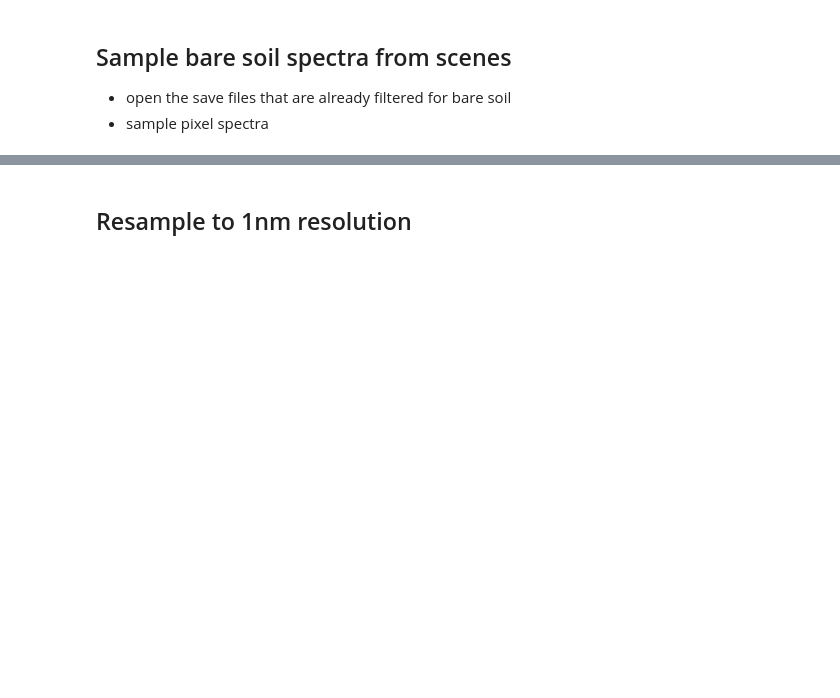
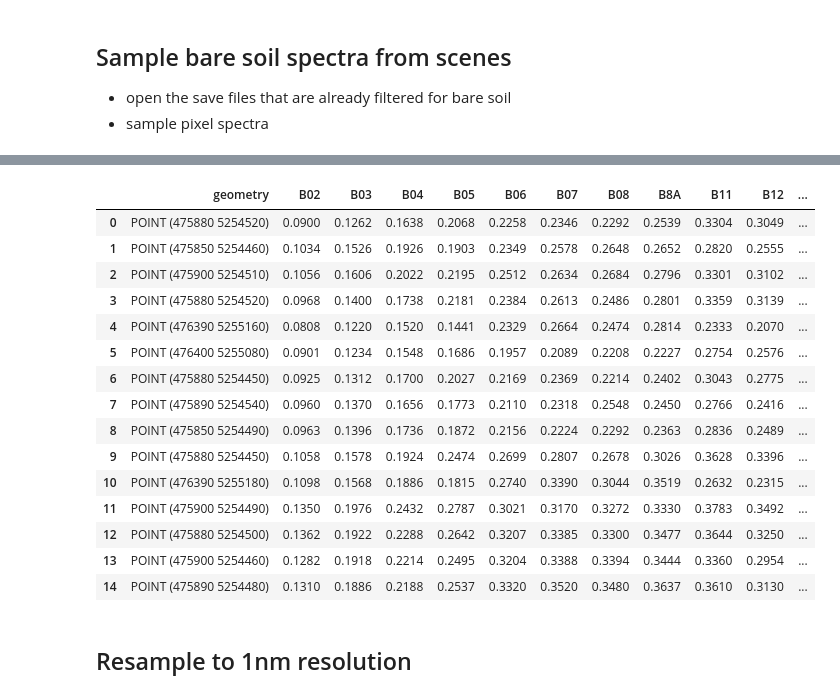
Before and after one commit to EOA-team/RTMinv_ML, a Jupyter notebook: notebooks/bare_soil.ipynb, the cells around one changed output, grey strips where cells are left out. Drawn from its saved outputs; the diff is of its cells as text; code cells hidden in the pictures; blank space fills up the shorter version.

Commit message:
sampling bare soils from eodal

```diff
--- a/notebooks/bare_soil.ipynb
+++ b/notebooks/bare_soil.ipynb
@@ -355,8 +385,8 @@ def extract_s2_data(
     return mapper
 # %%
 res_baresoil = extract_s2_data(
-  aoi=aoi,
-  time_start=datetime(2017,4,1),
+  aoi=aoi_with_buffer,
+  time_start=datetime(2017,3,1),
   time_end=datetime(2017,5,31)
 )
 # %% [output]
@@ -399,2 +436,60 @@ pixs
+# %%
+fpath = base_dir.joinpath(f'results/eodal_baresoil_s2_data_test.pkl')
+scoll = SceneCollection.from_pickle(stream=base_dir.joinpath(fpath))
+
+metadata_path = fpath.with_name(fpath.name.replace('data', 'metadata'))
+metadata = pd.read_pickle(metadata_path)
+# %%
+# Sample from top 5 days where there are most bare soil pixels
+
+samples = []
+
+for i, row in metadata.sort_values(by='n_bare', ascending=False).head(5).iterrows():
+  date = row['sensing_date']
+  sensor = row['spacecraft_name']
+
+  # Get scene for that date
+  scoll_idx = [i for i, _ in scoll if i.date()==date][0]
+  scene = scoll.__getitem__(scoll_idx) # get scene collection
+
+  # Get pixels in scene
+  pixs = scene.to_dataframe()
+
+  # Add some useful metadata: sensing date, sensor
+  pixs['sensing_date'] = [date]*len(pixs)
+  pixs['sensor'] = [sensor]*len(pixs)
+
+  # Get the pixels with min, max and median SWI (soil moisture index)
+  pixs['SWI'] = (pixs.B08 - pixs.B11)*(pixs.B08 / pixs.B11)
+  min_swi_row = pixs.loc[pixs['SWI'].idxmin()]
+  max_swi_row = pixs.loc[pixs['SWI'].idxmax()]
+  # Calculate median SWI and find the closest row
+  median_swi = pixs['SWI'].median()
+  closest_to_median_row = pixs.iloc[(pixs['SWI'] - median_swi).abs().argsort()[:1]].iloc[0]
+
+  # Append the sampled rows to the list
+  samples.extend([min_swi_row, max_swi_row, closest_to_median_row])
+
+# Convert GeoDataFrames to DataFrames before creating the final DataFrame
+df_sampled = pd.DataFrame([gdf.to_dict() for gdf in samples])
+# %%
+df_sampled
+# %% [output]
+|  | geometry | B02 | B03 | B04 | B05 | B06 | B07 | B08 | B8A | B11 | B12 | ... |
+| 0 | POINT (475880 5254520) | 0.0900 | 0.1262 | 0.1638 | 0.2068 | 0.2258 | 0.2346 | 0.2292 | 0.2539 | 0.3304 | 0.3049 | ... |
+| 1 | POINT (475850 5254460) | 0.1034 | 0.1526 | 0.1926 | 0.1903 | 0.2349 | 0.2578 | 0.2648 | 0.2652 | 0.2820 | 0.2555 | ... |
+| 2 | POINT (475900 5254510) | 0.1056 | 0.1606 | 0.2022 | 0.2195 | 0.2512 | 0.2634 | 0.2684 | 0.2796 | 0.3301 | 0.3102 | ... |
+| 3 | POINT (475880 5254520) | 0.0968 | 0.1400 | 0.1738 | 0.2181 | 0.2384 | 0.2613 | 0.2486 | 0.2801 | 0.3359 | 0.3139 | ... |
+| 4 | POINT (476390 5255160) | 0.0808 | 0.1220 | 0.1520 | 0.1441 | 0.2329 | 0.2664 | 0.2474 | 0.2814 | 0.2333 | 0.2070 | ... |
+| 5 | POINT (476400 5255080) | 0.0901 | 0.1234 | 0.1548 | 0.1686 | 0.1957 | 0.2089 | 0.2208 | 0.2227 | 0.2754 | 0.2576 | ... |
+| 6 | POINT (475880 5254450) | 0.0925 | 0.1312 | 0.1700 | 0.2027 | 0.2169 | 0.2369 | 0.2214 | 0.2402 | 0.3043 | 0.2775 | ... |
+| 7 | POINT (475890 5254540) | 0.0960 | 0.1370 | 0.1656 | 0.1773 | 0.2110 | 0.2318 | 0.2548 | 0.2450 | 0.2766 | 0.2416 | ... |
+| 8 | POINT (475850 5254490) | 0.0963 | 0.1396 | 0.1736 | 0.1872 | 0.2156 | 0.2224 | 0.2292 | 0.2363 | 0.2836 | 0.2489 | ... |
+| 9 | POINT (475880 5254450) | 0.1058 | 0.1578 | 0.1924 | 0.2474 | 0.2699 | 0.2807 | 0.2678 | 0.3026 | 0.3628 | 0.3396 | ... |
+| 10 | POINT (476390 5255180) | 0.1098 | 0.1568 | 0.1886 | 0.1815 | 0.2740 | 0.3390 | 0.3044 | 0.3519 | 0.2632 | 0.2315 | ... |
+| 11 | POINT (475900 5254490) | 0.1350 | 0.1976 | 0.2432 | 0.2787 | 0.3021 | 0.3170 | 0.3272 | 0.3330 | 0.3783 | 0.3492 | ... |
+| 12 | POINT (475880 5254500) | 0.1362 | 0.1922 | 0.2288 | 0.2642 | 0.3207 | 0.3385 | 0.3300 | 0.3477 | 0.3644 | 0.3250 | ... |
+| 13 | POINT (475900 5254460) | 0.1282 | 0.1918 | 0.2214 | 0.2495 | 0.3204 | 0.3388 | 0.3394 | 0.3444 | 0.3360 | 0.2954 | ... |
+| 14 | POINT (475890 5254480) | 0.1310 | 0.1886 | 0.2188 | 0.2537 | 0.3320 | 0.3520 | 0.3480 | 0.3637 | 0.3610 | 0.3130 | ... |
 # %% [markdown]
 ## Resample to 1nm resolution
```
Also changed, not shown: parts of 18 cells of this notebook, 1 other file.
